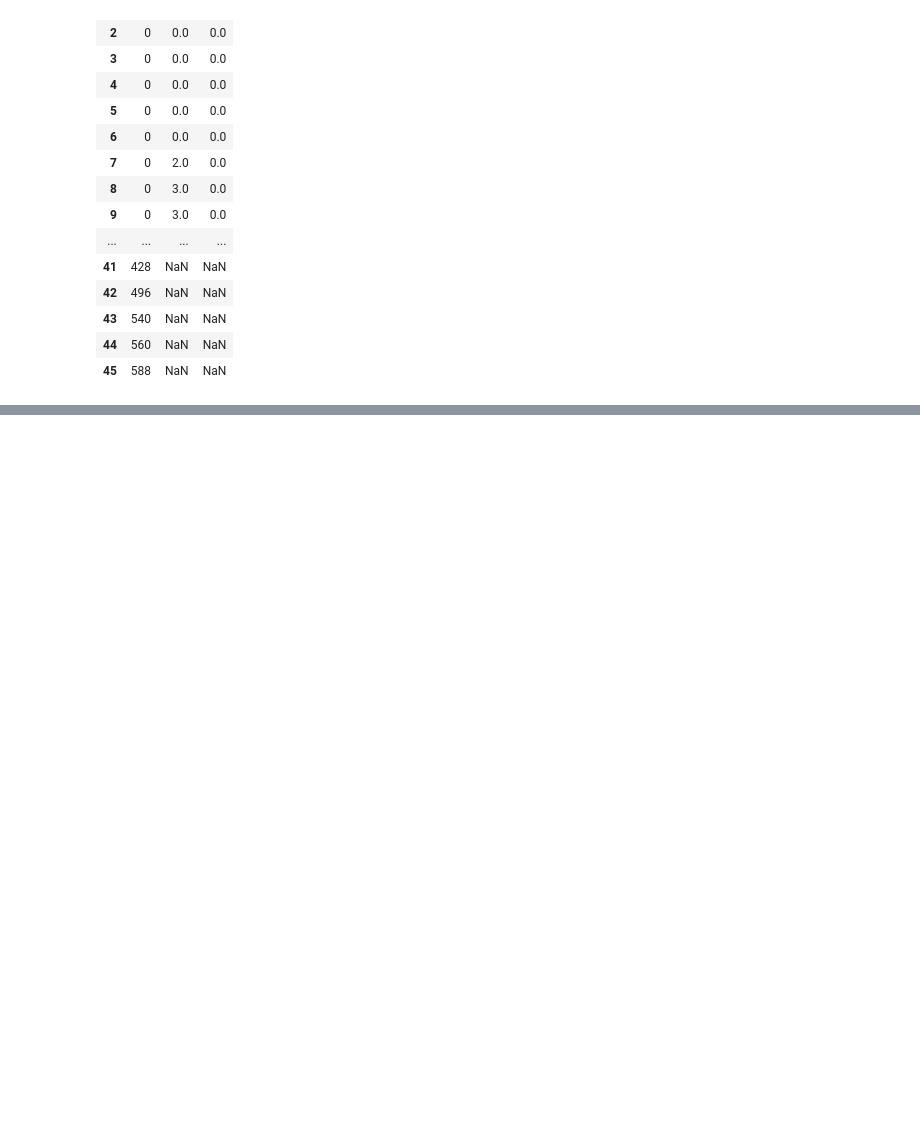
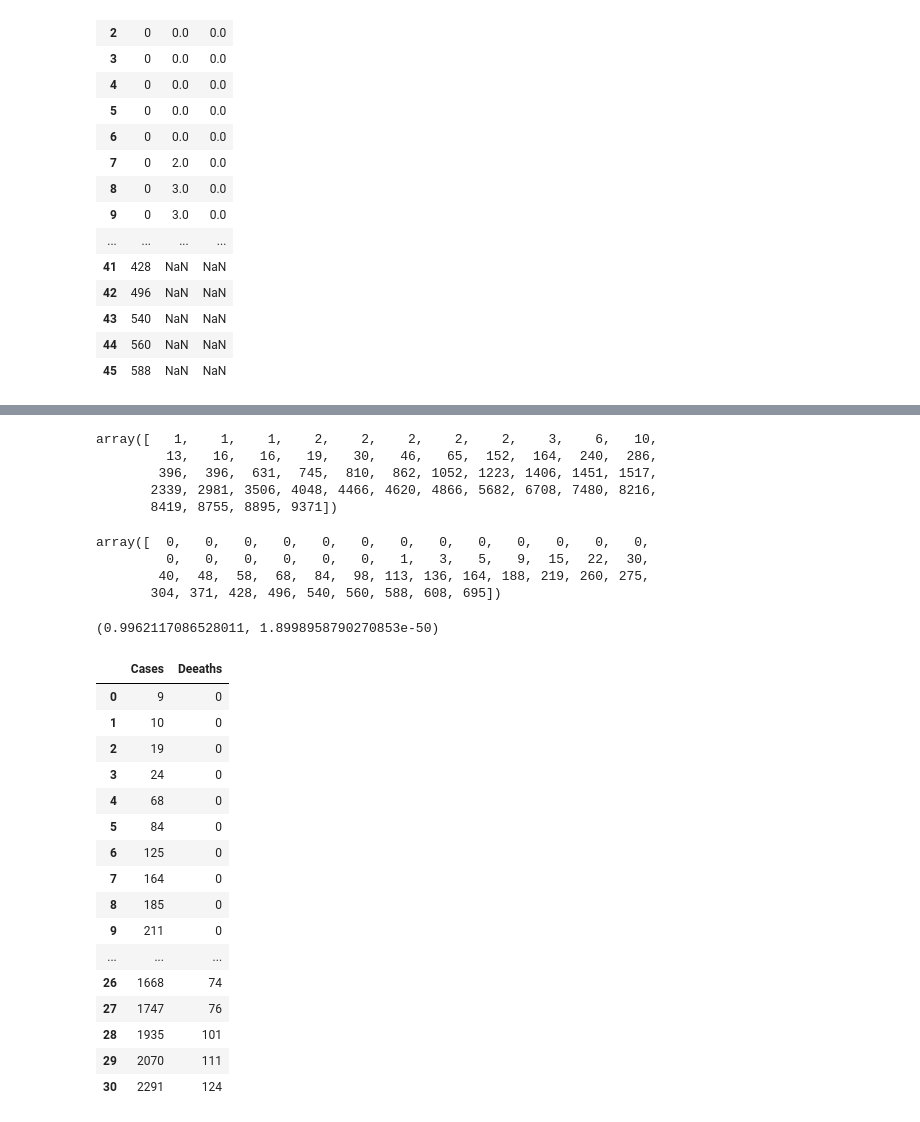
Before and after one commit to italolima04/data-science, a Jupyter notebook: COVID_BRASIL.ipynb, the cells around one changed output, grey strips where cells are left out. Cells and saved outputs as stored; diff of their text form; code cells hidden in the pictures; blank space fills up the shorter version.

```diff
--- a/COVID_BRASIL.ipynb
+++ b/COVID_BRASIL.ipynb
@@ -283,0 +328,25 @@ data_state.plot()
+# %%
+#Pegando somente os valores da Coluna de casos e repassando para uma lista
+confirmed = sp_confirmed['SP'].values
+confirmed
+# %% [output]
+array([   1,    1,    1,    2,    2,    2,    2,    2,    3,    6,   10,
+         13,   16,   16,   19,   30,   46,   65,  152,  164,  240,  286,
+        396,  396,  631,  745,  810,  862, 1052, 1223, 1406, 1451, 1517,
+       2339, 2981, 3506, 4048, 4466, 4620, 4866, 5682, 6708, 7480, 8216,
+       8419, 8755, 8895, 9371])
+# %%
+#Pegando somente os valores da Coluna de mortes e repassando para uma lista
+deaths = sp_deaths['SP'].values
+deaths
+# %% [output]
+array([  0,   0,   0,   0,   0,   0,   0,   0,   0,   0,   0,   0,   0,
+         0,   0,   0,   0,   0,   0,   1,   3,   5,   9,  15,  22,  30,
+        40,  48,  58,  68,  84,  98, 113, 136, 164, 188, 219, 260, 275,
+       304, 371, 428, 496, 540, 560, 588, 608, 695])
+# %%
+#Importando o módulo stats da biblioteca scipy
+from scipy import stats
+stats.pearsonr(confirmed, deaths)
+# %% [output]
+(0.9962117086528011, 1.8998958790270853e-50)
@@ -283,0 +367,21 @@ data_state.plot()
+# %%
+df_correlation_ce.columns = ['Cases', 'Deeaths']
+df_correlation_ce
+# %% [output]
+|  | Cases | Deeaths |
+| 0 | 9 | 0 |
+| 1 | 10 | 0 |
+| 2 | 19 | 0 |
+| 3 | 24 | 0 |
+| 4 | 68 | 0 |
+| 5 | 84 | 0 |
+| 6 | 125 | 0 |
+| 7 | 164 | 0 |
+| 8 | 185 | 0 |
+| 9 | 211 | 0 |
+| ... | ... | ... |
+| 26 | 1668 | 74 |
+| 27 | 1747 | 76 |
+| 28 | 1935 | 101 |
+| 29 | 2070 | 111 |
+| 30 | 2291 | 124 |
```
Also changed, not shown: parts of 33 cells of this notebook.
